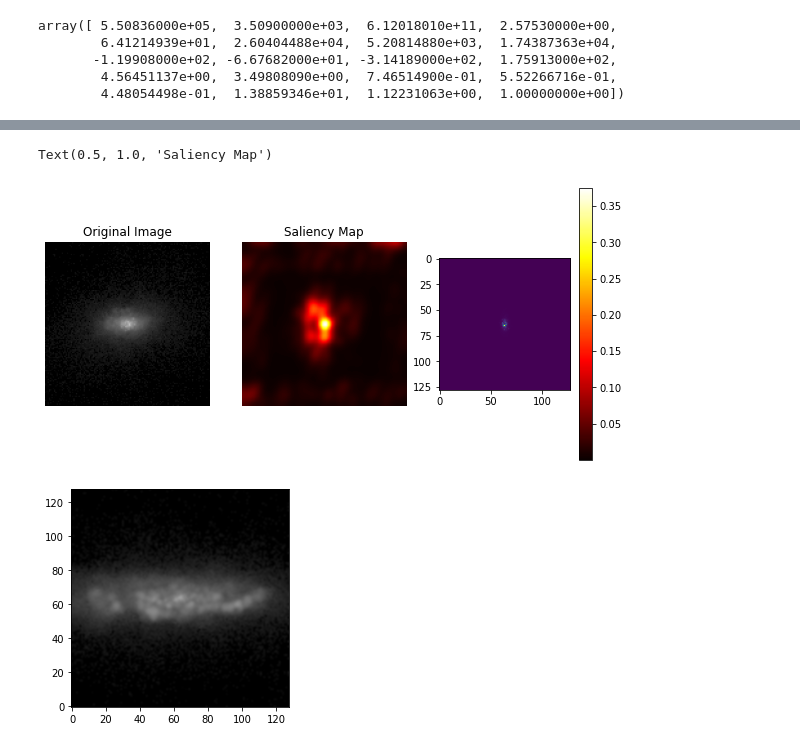
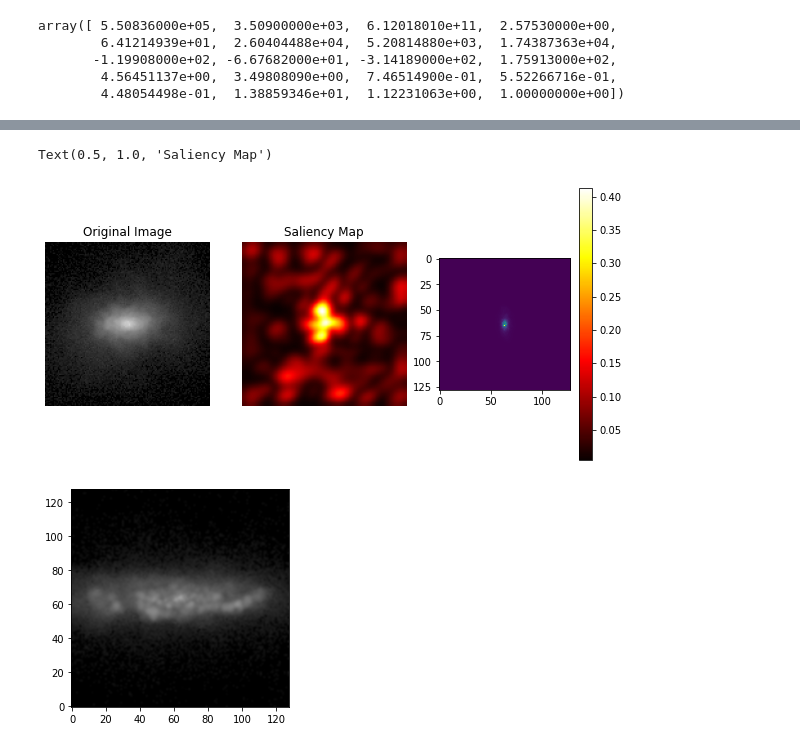
Before and after one commit to Martindelosrios/MaDaMe, a Jupyter notebook: codes/CNNs.ipynb, the cells around one changed output, grey strips where cells are left out. Saved outputs shown, nothing was run; the diff lists cells and outputs as text; code cells hidden in the pictures.

```diff
--- a/codes/CNNs.ipynb
+++ b/codes/CNNs.ipynb
@@ -111,7 +117,7 @@ max_y = np.max(y_trainset, axis = 0)
 # %%
 x_trainset = (x_trainset - min_x) / (max_x - min_x)
 x_valset   = (x_valset - min_x) / (max_x - min_x)
-x_testset  = (x_testset - min_x / (max_x - min_x)
+x_testset  = (x_testset - min_x) / (max_x - min_x)
 
 y_trainset = (y_trainset - min_y) / (max_y - min_y)
 y_valset   = (y_valset - min_y) / (max_y - min_y)
@@ -450,13 +485,13 @@ train_loader = DataLoader(train_dataset, batch_size=32, shuffle=True)
 val_loader   = DataLoader(val_dataset, batch_size=32, shuffle=False)
 test_loader  = DataLoader(test_dataset, batch_size=32, shuffle=False)
 # %%
-num_epochs = 35
+num_epochs = 100
 
 patience = 10  # Número de épocas a esperar antes de detener el entrenamiento si no hay mejora
 best_val_loss = float('inf')  # Inicializar con un valor muy alto
 epochs_without_improvement = 0  # Contador para el early stopping
 
-name = '8ch'
+name = 'HI0'
 # Ruta donde se guardará el mejor modelo
 best_model_path = '../data/models/best_model_' + name + '.pth'
 
@@ -554,3 +589,3 @@ Epoch [35/35], Train Loss: 0.0037, Validation Loss: 0.0049
 # %%
-model.load_state_dict(torch.load(best_model_path))
+model.load_state_dict(torch.load(best_model_path,weights_only=True))
 model.eval()
@@ -706,7 +756,8 @@ nimg = 20
 nbin = 1
 image = images[nimg].unsqueeze(0)
 
-noise_levels = np.array([1e-3,1e-3,1e-3,1e-3,1e-3,1e-2,1e-5,1e-7]).reshape(1,8,1,1)
+noise_levels = np.array([1e-3,1e-3,1e-3,1e-3,1e-3]).reshape(1,nch,1,1)
+#%noise_levels = np.array([1e-3,1e-3,1e-3,1e-3,1e-3,1e-2,1e-5,1e-7]).reshape(1,8,1,1)
 #%noise_levels = 2.5*np.median(image.detach().numpy(), axis = (0,2,3)).reshape(1,8,1,1)
 # Use only the first image from the batch
 image.requires_grad = True  # Enable gradient computation
@@ -741,7 +792,7 @@ for _ in range(num_perturbations):
     model.zero_grad()
 
     # Compute the gradient of the output with respect to the target index
-    output[0, target_index].backward(retain_graph=True)
+    output[0, nbin].backward(retain_graph=True)
 
     # Accumulate the gradients
     accumulated_saliency += image.grad
@@ -785,35 +836,35 @@ img_names
 # Plot original image and saliency map
 fig, ax = plt.subplots(1, 3, figsize=(10, 5))
 
-ch = 0
+ch = 4
 if ch == 0: ch_name = 'SDSS_U'
 if ch == 1: ch_name = 'SDSS_G'
 if ch == 2: ch_name = 'SDSS_R'
 if ch == 3: ch_name = 'SDSS_I'
 if ch == 4: ch_name = 'SDSS_Z'
 if ch == 5: ch_name = 'HIMom0'
 if ch == 6: ch_name = 'HIMom1'
 if ch == 7: ch_name = 'HIMom2'
 
 img_names = glob.glob(os.path.join(f'../data/TNGgalaxies_28_02/{int(properties[test_ind[nimg],0])}', "*" + ch_name +"*.png"))
 img_data = plt.imread(img_names[0])
 
 ax[2].imshow((x_testset[nimg,ch,:,:] * (max_x[ch,0,0] - min_x[ch,0,0]) + min_x[ch,0,0]))
 ax[0].imshow(img_data)
 ax[0].axis('off')
 ax[0].set_title("Original Image")
 
 norm_saliency_map = (saliency_map[ch,:,:] - saliency_map[ch,:,:].min()) / (saliency_map[ch,:,:].max() - saliency_map[ch,:,:].min())
 
 smoothed_saliency_map = gaussian_filter(norm_saliency_map, sigma=3)  # Adjust sigma for desired smoothing
 
 ax1 = ax[1].imshow(smoothed_saliency_map, cmap='hot')
 plt.colorbar(ax1)
 ax[1].axis('off')
 ax[1].set_title("Saliency Map")
 # %% [output]
 Text(0.5, 1.0, 'Saliency Map')
-[figure, old version]
+[figure, new version]
 # %%
 from pts.visual.rgbimage import RGBImage
 import astropy.units as u
```
Also changed, not shown: parts of 16 cells of this notebook.
